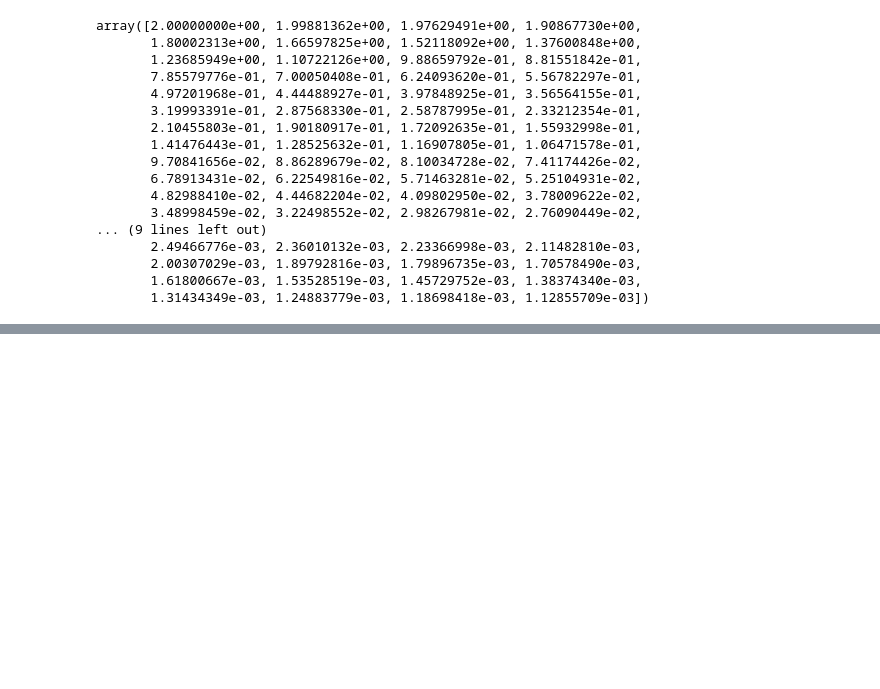
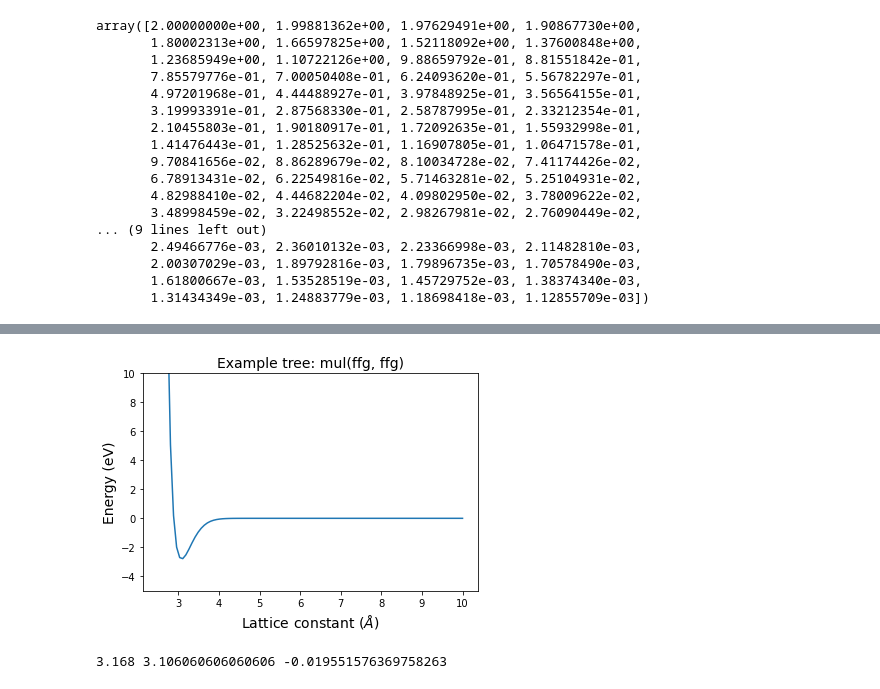
Before and after one commit to TrinkleGroup/svreg, a Jupyter notebook: tree_analyzer.ipynb, the cells around one changed output, grey strips where cells are left out. Drawn from its saved outputs; the diff is of its cells as text; code cells hidden in the pictures; blank space fills up the shorter version.

Commit message:
Energies agree with Evaluator

```diff
--- a/tree_analyzer.ipynb
+++ b/tree_analyzer.ipynb
@@ -432,0 +444,34 @@ array([2.00000000e+00, 1.99881362e+00, 1.97629491e+00, 1.90867730e+00,
+# %%
+import ase.build
+from ase.io import Trajectory, read, write
+
+y = tree.fillFixedKnots(tree.bestParams)[0]
+
+elements = ['Cu', 'Ge', 'Li' , 'Mo', 'Ni', 'Si']
+crystals = ['fcc', 'diamond', 'bcc', 'bcc', 'fcc', 'diamond']
+
+elem = 'Mo'
+
+types = [elem]
+cryst = crystals[elements.index(elem)]
+
+atoms = ase.build.bulk(elem, cryst, cubic=True, a=3.4188376753507015)
+traj = Trajectory("test.traj", 'w')
+
+low = 2.5; high = 10
+
+a_linspace = np.linspace(low, high, 100)
+for a in a_linspace:
+    scaled_atoms = atoms.copy()
+
+    cell = scaled_atoms.get_cell()
+    cell[0,0] = cell[1,1] = cell[2, 2,] = a
+
+    scaled_atoms.set_cell(cell, scale_atoms=True)
+
+    traj.write(scaled_atoms)
+
+configs = ase.io.read("test.traj@:")
+
+energies = [tree.directEvaluation(y, config, evalType='energy') / len(config) for config in configs]
+a_trace = [config.cell[0,0] for config in configs]
@@ -432,0 +496,24 @@ array([2.00000000e+00, 1.99881362e+00, 1.97629491e+00, 1.90867730e+00,
+# %%
+fig, ax = plt.subplots()
+
+ax.plot(a_trace, energies)
+
+ax.set_ylim([-5, 10])
+ax.set_xlabel(r"Lattice constant ($\AA$)", fontsize=14)
+ax.set_ylabel("Energy (eV)", fontsize=14)
+ax.set_title("Example tree: {}".format(tree), fontsize=14)
+print()
+# %% [output]
+[figure, added]
+# %%
+min_idx = np.argmin(energies)
+
+min_a = a_trace[min_idx]
+
+expected_a = [3.621, 5.763, 3.427, 3.168, 3.508, 5.469]
+
+err = (min_a - expected_a[elements.index(elem)])/expected_a[elements.index(elem)]
+
+print(expected_a[elements.index(elem)], min_a, err)
+# %% [output]
+3.168 3.106060606060606 -0.019551576369758263
```
Also changed, not shown: parts of 17 cells of this notebook, 6 other files.
